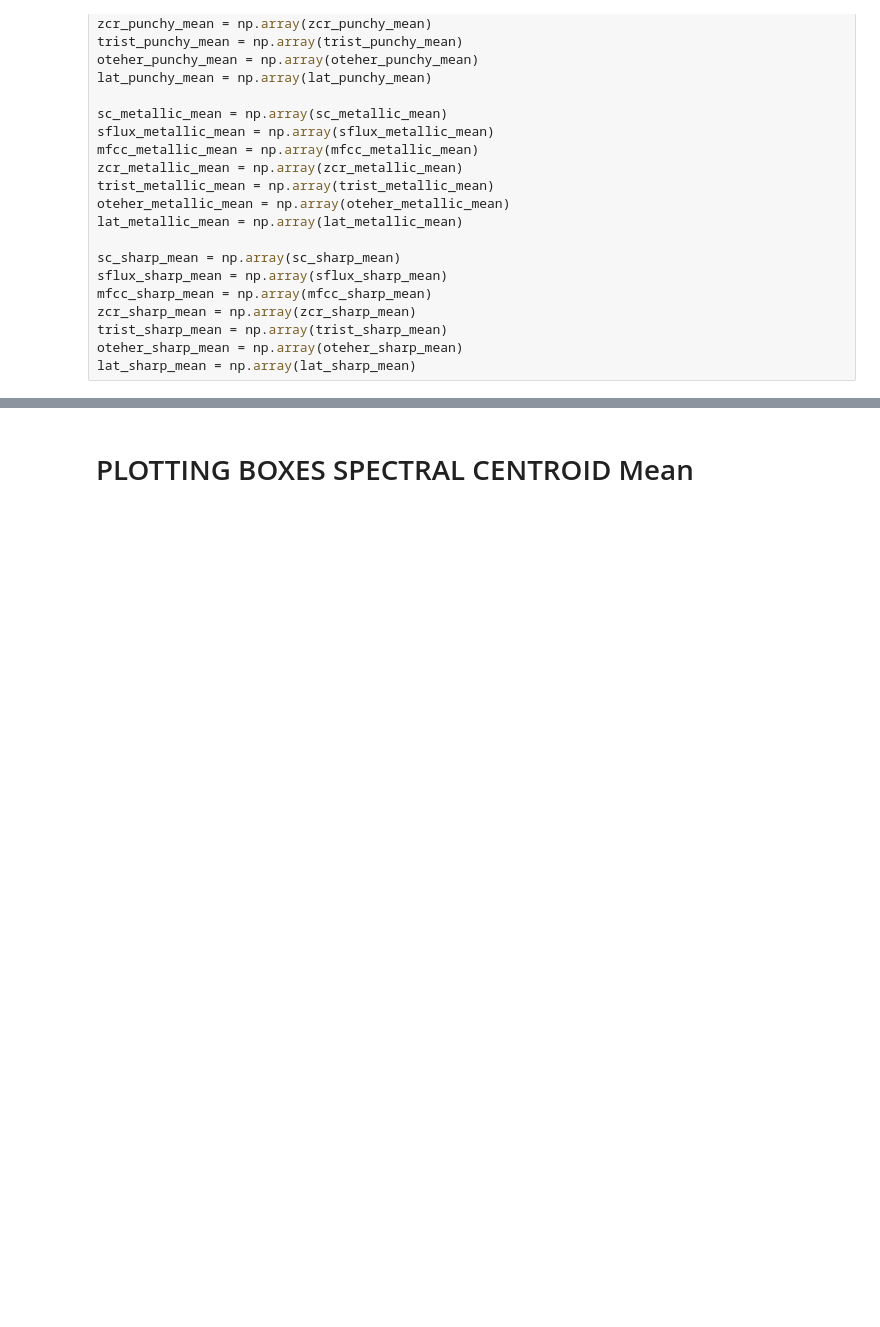
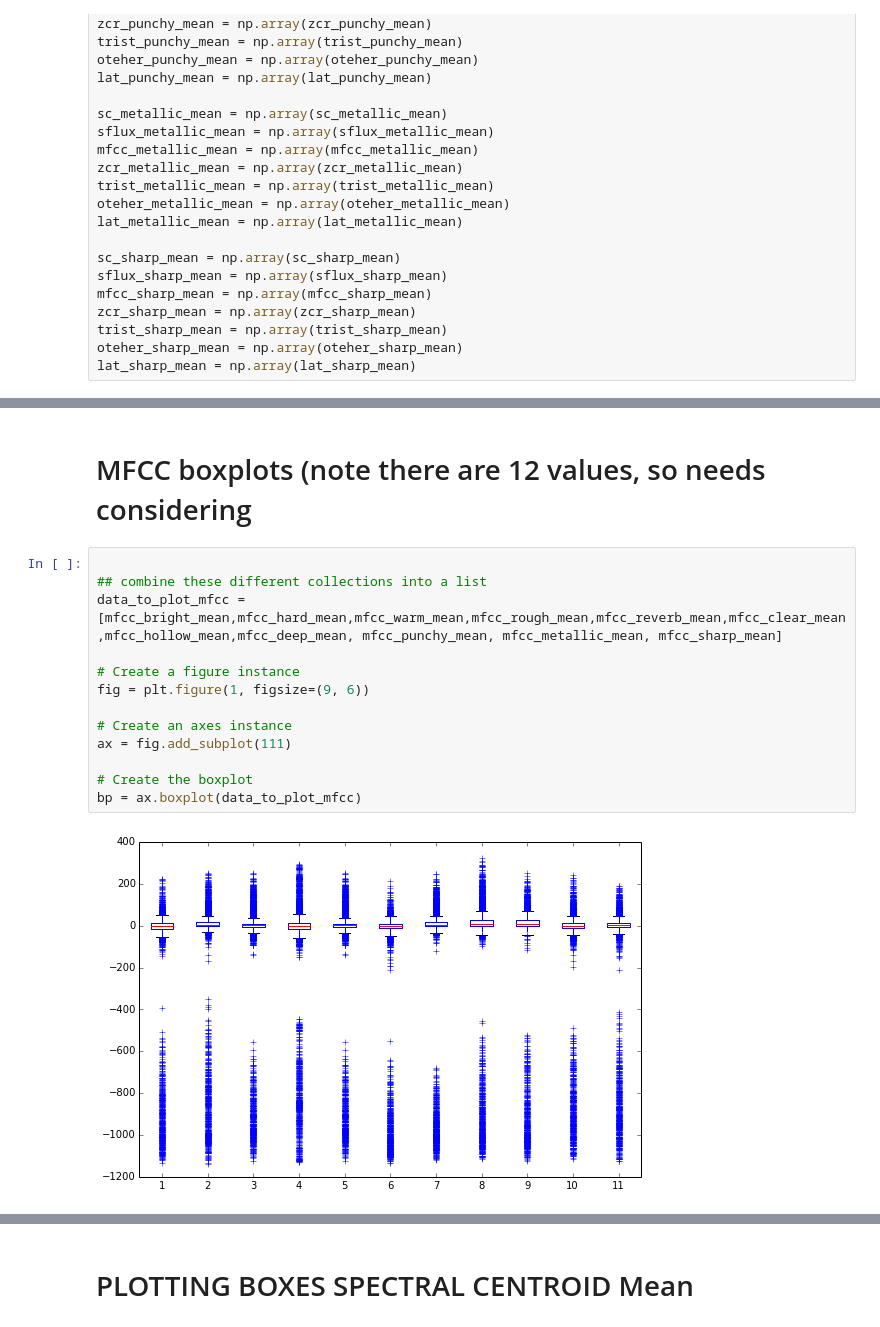
Before and after one commit to pedrogogo/SMC_Th, a Jupyter notebook: json_read_computing_essentia_descriptors.ipynb, the cells around one changed output, grey strips where cells are left out. Cells and saved outputs as stored; diff of their text form; blank space fills up the shorter version.

```diff
--- a/json_read_computing_essentia_descriptors.ipynb
+++ b/json_read_computing_essentia_descriptors.ipynb
@@ -498,0 +526,17 @@ sum(lat_bright_mean) / float(len(lat_bright_mean))
+# %% [markdown]
+# MFCC boxplots (note there are 12 values, so needs considering
+# %%
+
+## combine these different collections into a list
+data_to_plot_mfcc = [mfcc_bright_mean,mfcc_hard_mean,mfcc_warm_mean,mfcc_rough_mean,mfcc_reverb_mean,mfcc_clear_mean,mfcc_hollow_mean,mfcc_deep_mean, mfcc_punchy_mean, mfcc_metallic_mean, mfcc_sharp_mean]
+
+# Create a figure instance
+fig = plt.figure(1, figsize=(9, 6))
+
+# Create an axes instance
+ax = fig.add_subplot(111)
+
+# Create the boxplot
+bp = ax.boxplot(data_to_plot_mfcc)
+# %% [output]
+[figure, added]
```
Also changed, not shown: parts of 15 cells of this notebook.
